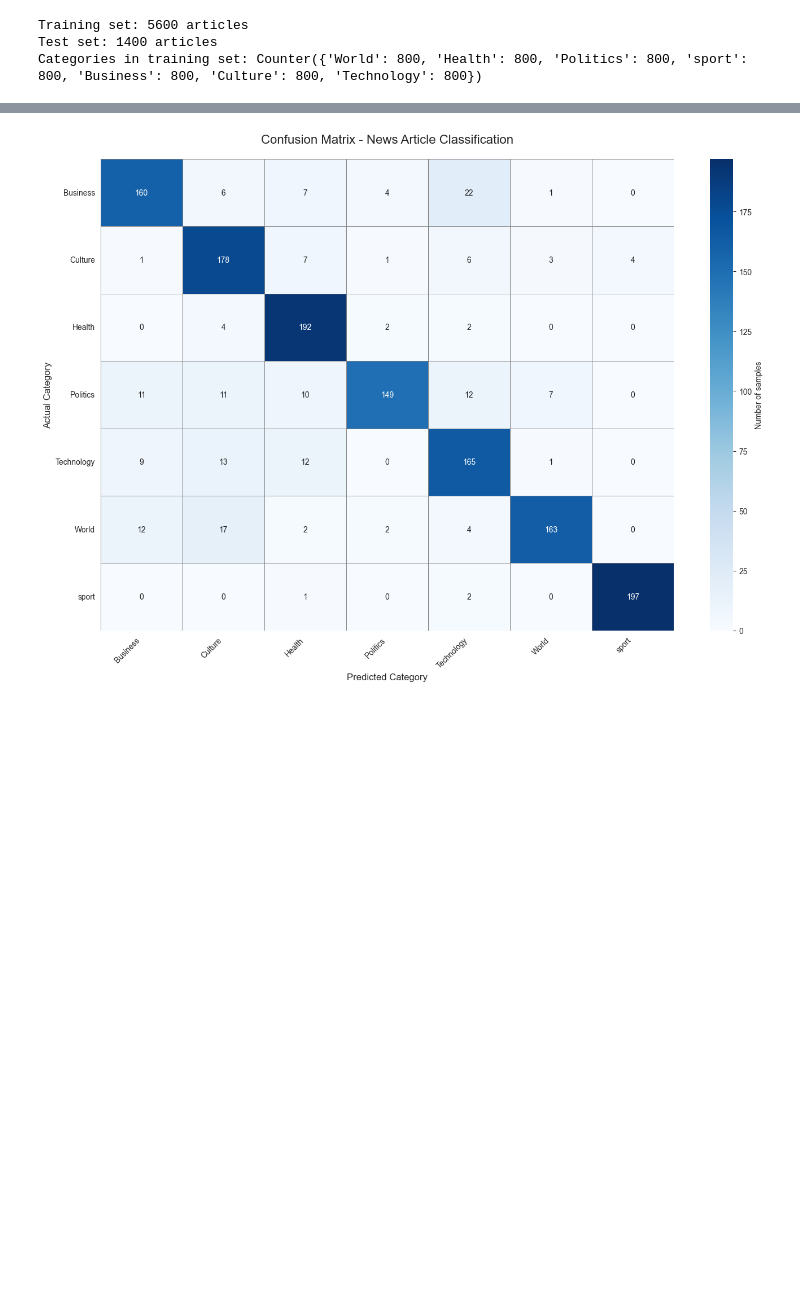
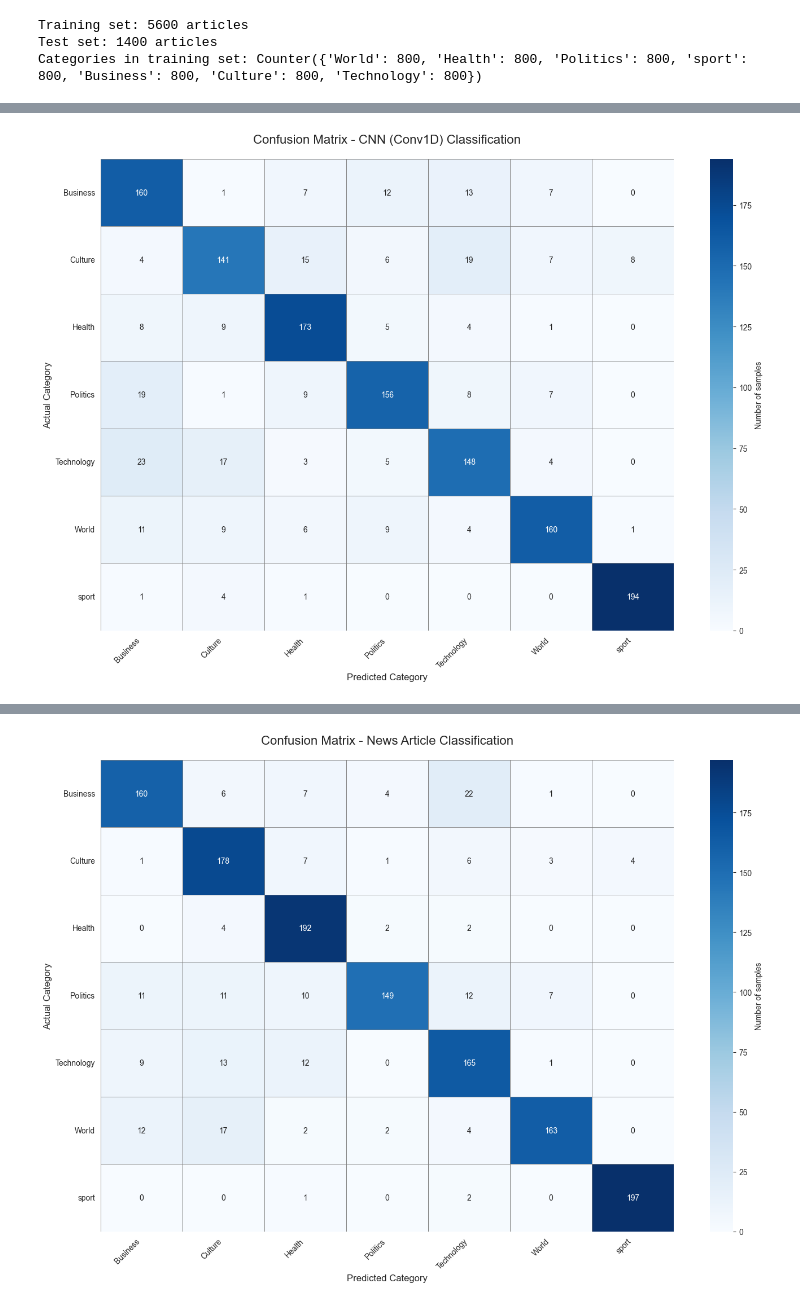
Before and after one commit to Klonotoros/Data-Mining, a Jupyter notebook: newsClassifier.ipynb, the cells around one changed output, grey strips where cells are left out. Saved outputs shown, nothing was run; the diff lists cells and outputs as text; code cells hidden in the pictures; blank space fills up the shorter version.

```diff
--- a/newsClassifier.ipynb
+++ b/newsClassifier.ipynb
@@ -121,0 +256,36 @@ Overall Accuracy: 86.00%
+# %%
+embedding_dim = 128
+
+cnn_model = Sequential([
+    Embedding(max_words, embedding_dim, input_length=max_len),
+    Conv1D(128, 5, activation='relu'),
+    GlobalMaxPooling1D(),
+    Dense(64, activation='relu'),
+    Dropout(0.5),
+    Dense(num_classes, activation='softmax')
+])
+
+cnn_model.compile(
+    optimizer='adam',
+    loss='categorical_crossentropy',
+    metrics=['accuracy']
+)
+# %%
+print("\nTraining CNN classifier...")
+
+early_stopping = EarlyStopping(
+    monitor='val_loss',
+    patience=3,
+    restore_best_weights=True
+)
+
+history = cnn_model.fit(
+    X_train_padded, y_train_categorical,
+    epochs=20,
+    batch_size=32,
+    validation_split=0.2,
+    callbacks=[early_stopping],
+    verbose=1
+)
+
+print("✓ Trained!")
@@ -121,0 +311,6 @@ Overall Accuracy: 86.00%
+# %%
+cnn_predictions_proba = cnn_model.predict(X_test_padded, verbose=0)
+cnn_predictions_encoded = np.argmax(cnn_predictions_proba, axis=1)
+cnn_predictions = label_encoder.inverse_transform(cnn_predictions_encoded)
+
+display_classification_metrics(y_test, cnn_predictions)
@@ -121,0 +327,4 @@ Overall Accuracy: 86.00%
+# %%
+plot_confusion_matrix(y_test, cnn_predictions, title='Confusion Matrix - CNN (Conv1D) Classification')
+# %% [output]
+[figure, added]
```
Also changed, not shown: parts of 28 cells of this notebook.
